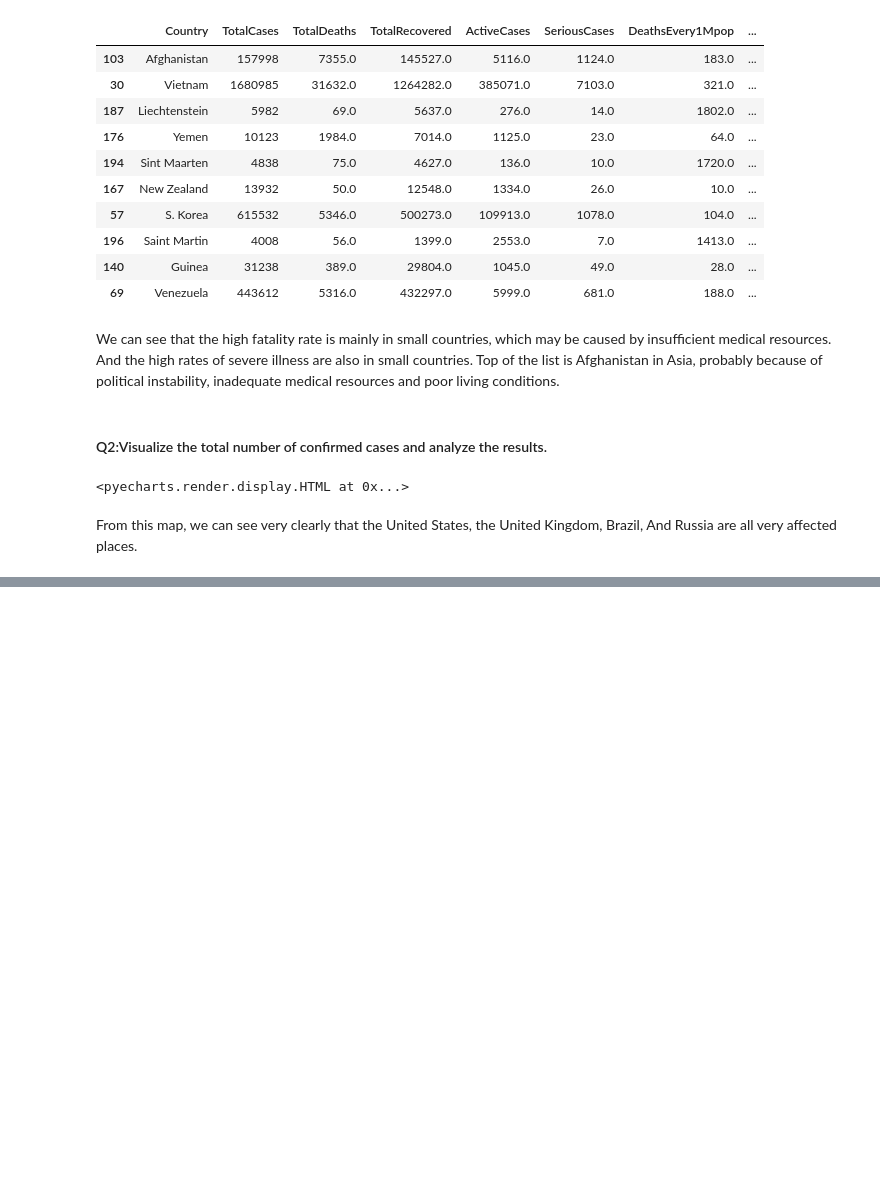
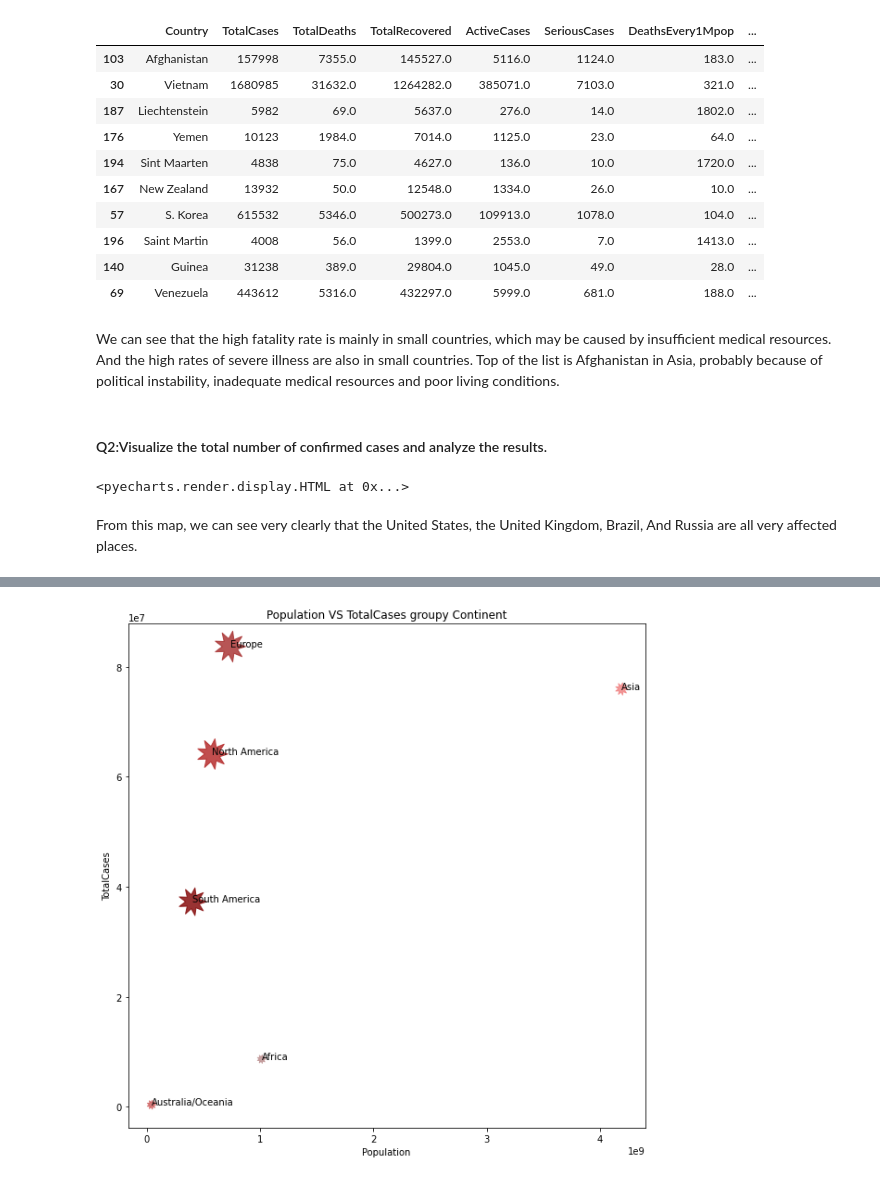
Before and after one commit to Siyanho/project, a Jupyter notebook: Part3.ipynb, the cells around one changed output, grey strips where cells are left out. Cells and saved outputs as stored; diff of their text form; code cells hidden in the pictures; blank space fills up the shorter version.

```diff
--- a/Part3.ipynb
+++ b/Part3.ipynb
@@ -446,0 +461,3 @@ From this map, we can see very clearly that the United States, the United Kingdo
+# %%
+data1 = df3.groupby(by='Continent',as_index=False).sum()
+data1
@@ -446,0 +485,5 @@ From this map, we can see very clearly that the United States, the United Kingdo
+# %%
+data1['DeathRates']=data1['TotalDeaths']/data1['TotalCases']
+data1['InfecetRates']=data1['TotalCases']/data1['Population']
+data1['RecoveredRates']=data1['TotalRecovered']/data1['TotalCases']
+data1
@@ -446,0 +498,13 @@ From this map, we can see very clearly that the United States, the United Kingdo
+# %%
+plt.figure(figsize=(10,10))
+colours=['rosybrown','lightcoral','indianred','brown','firebrick','maroon']
+plt.scatter(data1.Population,data1.TotalCases, s=(data1.InfecetRates)*10000,alpha=0.8,c=colours,marker=(9,1, 30))
+plt.xlabel('Population')
+plt.ylabel('TotalCases')
+plt.title('Population VS TotalCases groupy Continent')
+name=['Africa','Asia','Australia/Oceania','Europe','North America','South America']
+for i in range(len(data1.Population)):
+    plt.text(data1.Population[i],data1.TotalCases[i],name[i])
+plt.show()
+# %% [output]
+[figure, added]
```
Also changed, not shown: parts of 8 cells of this notebook.
